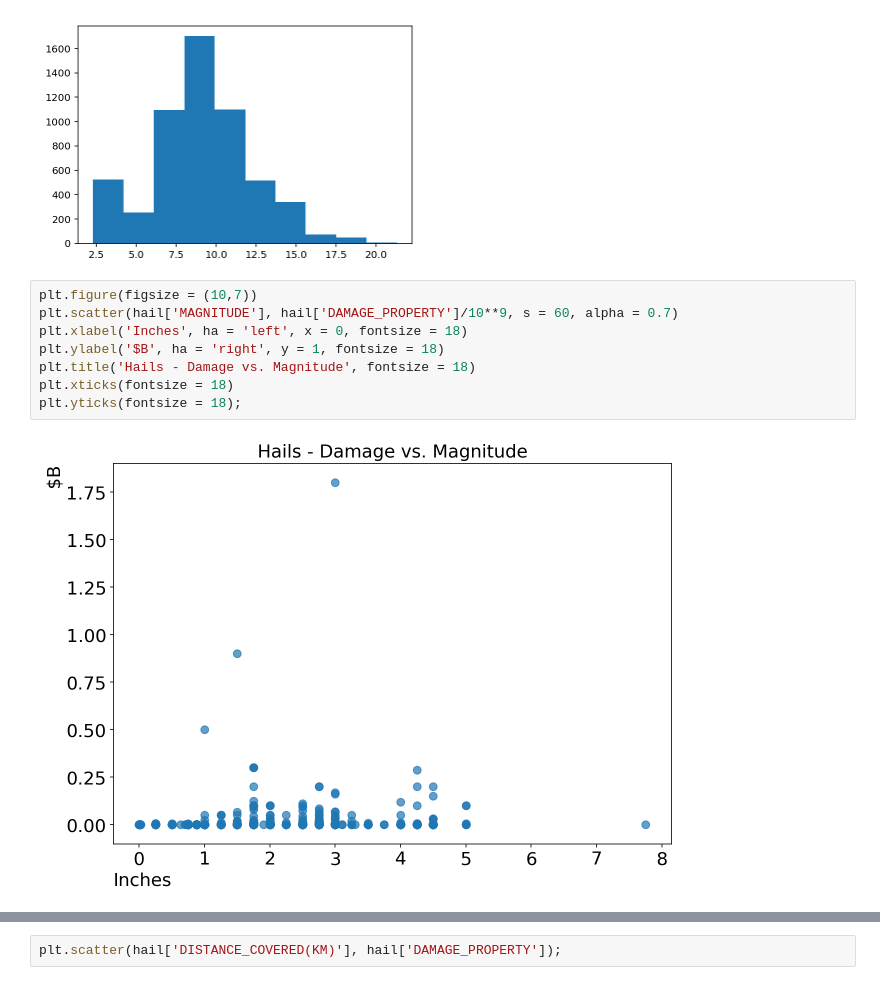
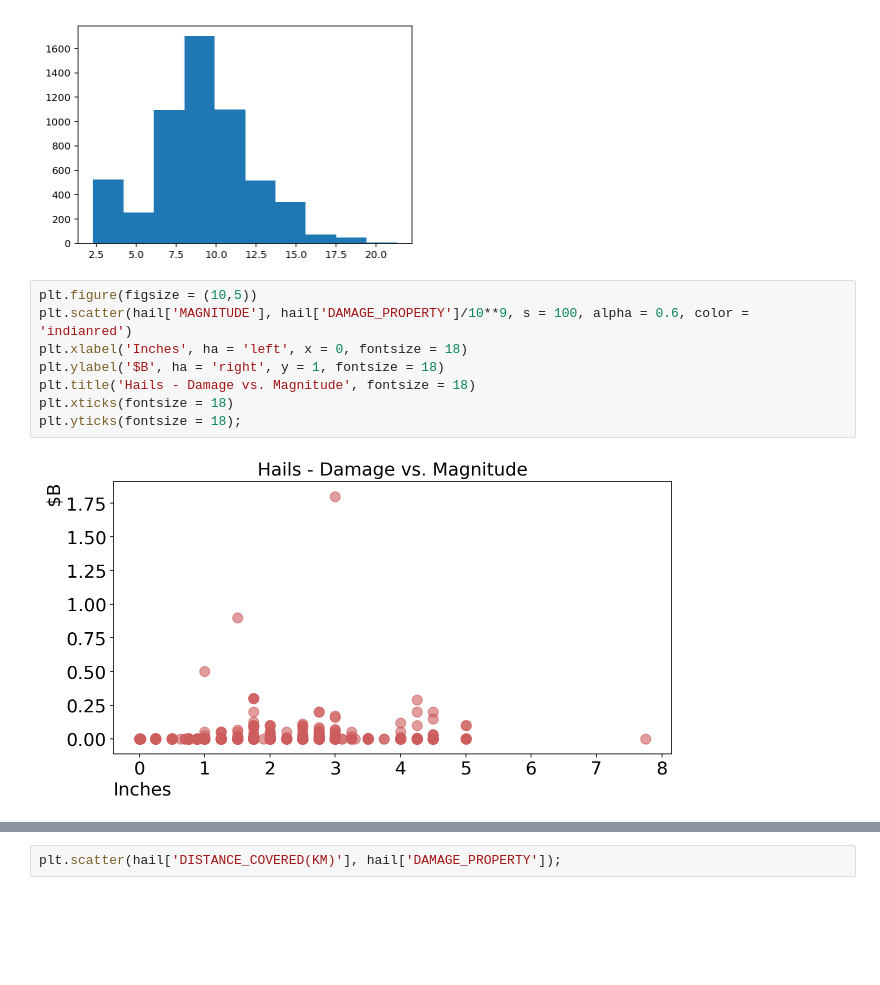
Before and after one commit to emmagrimaldi/Capstone_Predicting_Storm_Damages, a Jupyter notebook: Capstone_code.ipynb, the cells around one changed output, grey strips where cells are left out. Saved outputs shown, nothing was run; the diff lists cells and outputs as text; blank space fills up the shorter version.

Commit message:
adjusting plots

```diff
--- a/Capstone_code.ipynb
+++ b/Capstone_code.ipynb
@@ -470,12 +470,12 @@ plt.hist(np.log(hail['DAMAGE_PROPERTY']));
 # %% [output]
 [figure]
 # %%
-plt.figure(figsize = (10,7))
-plt.scatter(hail['MAGNITUDE'], hail['DAMAGE_PROPERTY']/10**9, s = 60, alpha = 0.7)
+plt.figure(figsize = (10,5))
+plt.scatter(hail['MAGNITUDE'], hail['DAMAGE_PROPERTY']/10**9, s = 100, alpha = 0.6, color = 'indianred')
 plt.xlabel('Inches', ha = 'left', x = 0, fontsize = 18)
 plt.ylabel('$B', ha = 'right', y = 1, fontsize = 18)
 plt.title('Hails - Damage vs. Magnitude', fontsize = 18)
 plt.xticks(fontsize = 18)
 plt.yticks(fontsize = 18);
 # %% [output]
-[figure, old version]
+[figure, new version]
```
Also changed, not shown: parts of 3 cells of this notebook.
